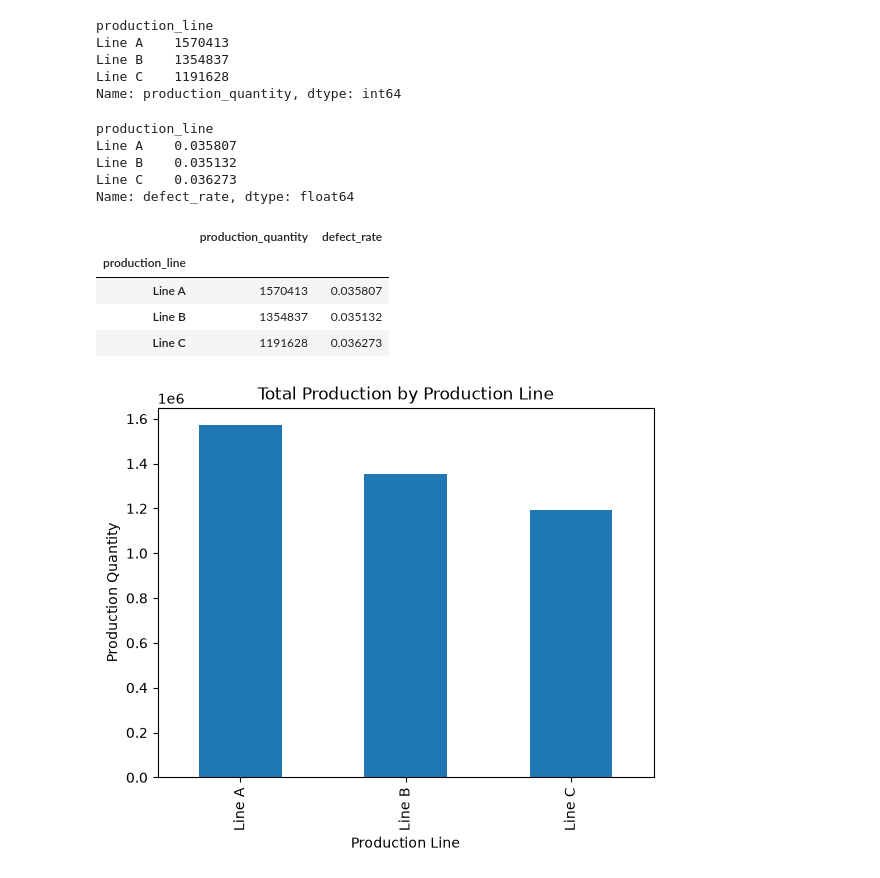
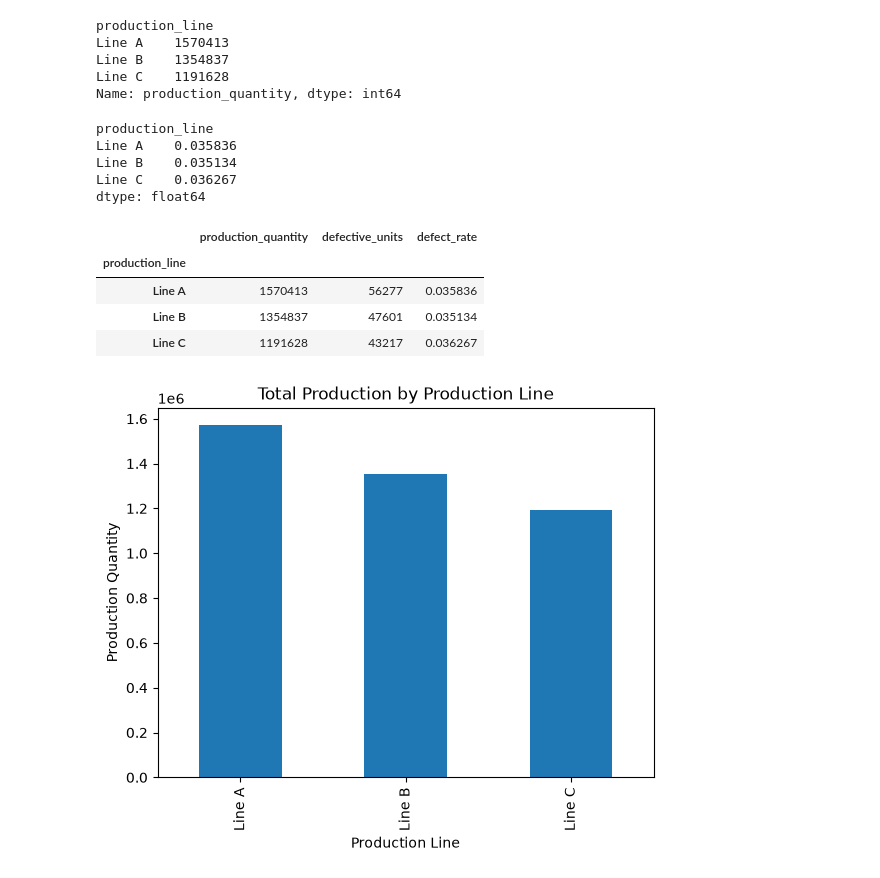
Before and after one commit to Theofil87/manufacturing-production-quality-analytics, a Jupyter notebook: notebooks/manufacturing_production_eda.ipynb, the cells around one changed output. Saved outputs shown, nothing was run; the diff lists cells and outputs as text; code cells hidden in the pictures.

```diff
--- a/notebooks/manufacturing_production_eda.ipynb
+++ b/notebooks/manufacturing_production_eda.ipynb
@@ -144,28 +144,30 @@ Line B    1354837
 Line C    1191628
 Name: production_quantity, dtype: int64
 # %%
-df.groupby("production_line")["defect_rate"].mean()
+df.groupby("production_line")["defective_units"].sum() / df.groupby("production_line")["production_quantity"].sum()
 # %% [output]
 production_line
-Line A    0.035807
-Line B    0.035132
-Line C    0.036273
-Name: defect_rate, dtype: float64
+Line A    0.035836
+Line B    0.035134
+Line C    0.036267
+dtype: float64
 # %%
-import matplotlib.pyplot as plt
-
 line_summary = df.groupby("production_line").agg(
     production_quantity=("production_quantity", "sum"),
-    defect_rate=("defect_rate", "mean")
+    defective_units=("defective_units", "sum")
+)
+
+line_summary["defect_rate"] = (
+    line_summary["defective_units"] / line_summary["production_quantity"]
 )
 
 line_summary
 # %% [output]
-|  | production_quantity | defect_rate |
-| production_line |  |  |
-| Line A | 1570413 | 0.035807 |
-| Line B | 1354837 | 0.035132 |
-| Line C | 1191628 | 0.036273 |
+|  | production_quantity | defective_units | defect_rate |
+| production_line |  |  |  |
+| Line A | 1570413 | 56277 | 0.035836 |
+| Line B | 1354837 | 47601 | 0.035134 |
+| Line C | 1191628 | 43217 | 0.036267 |
 # %%
 line_summary["production_quantity"].plot(
     kind="bar",
```
Also changed, not shown: parts of 18 cells of this notebook.
